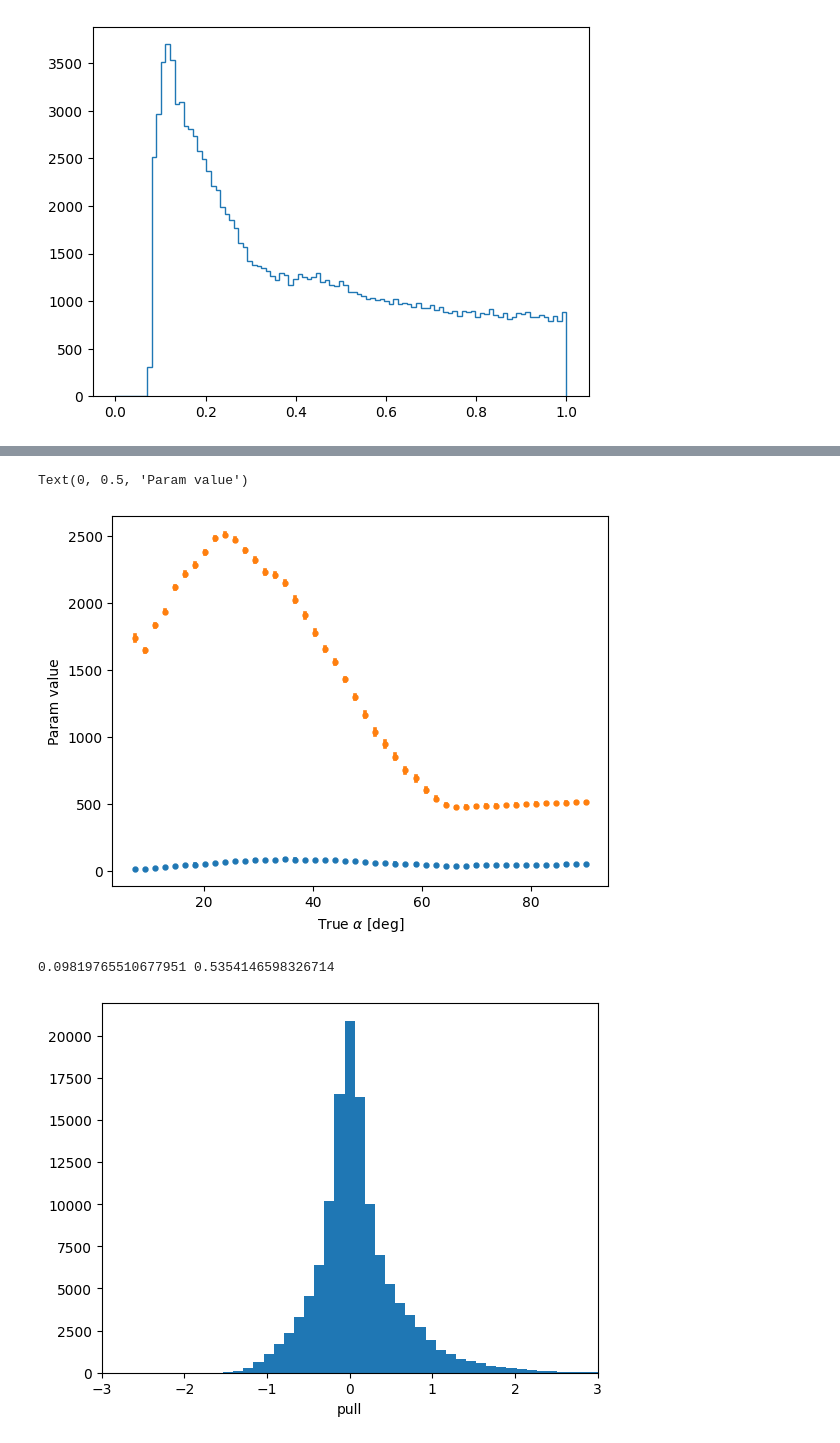
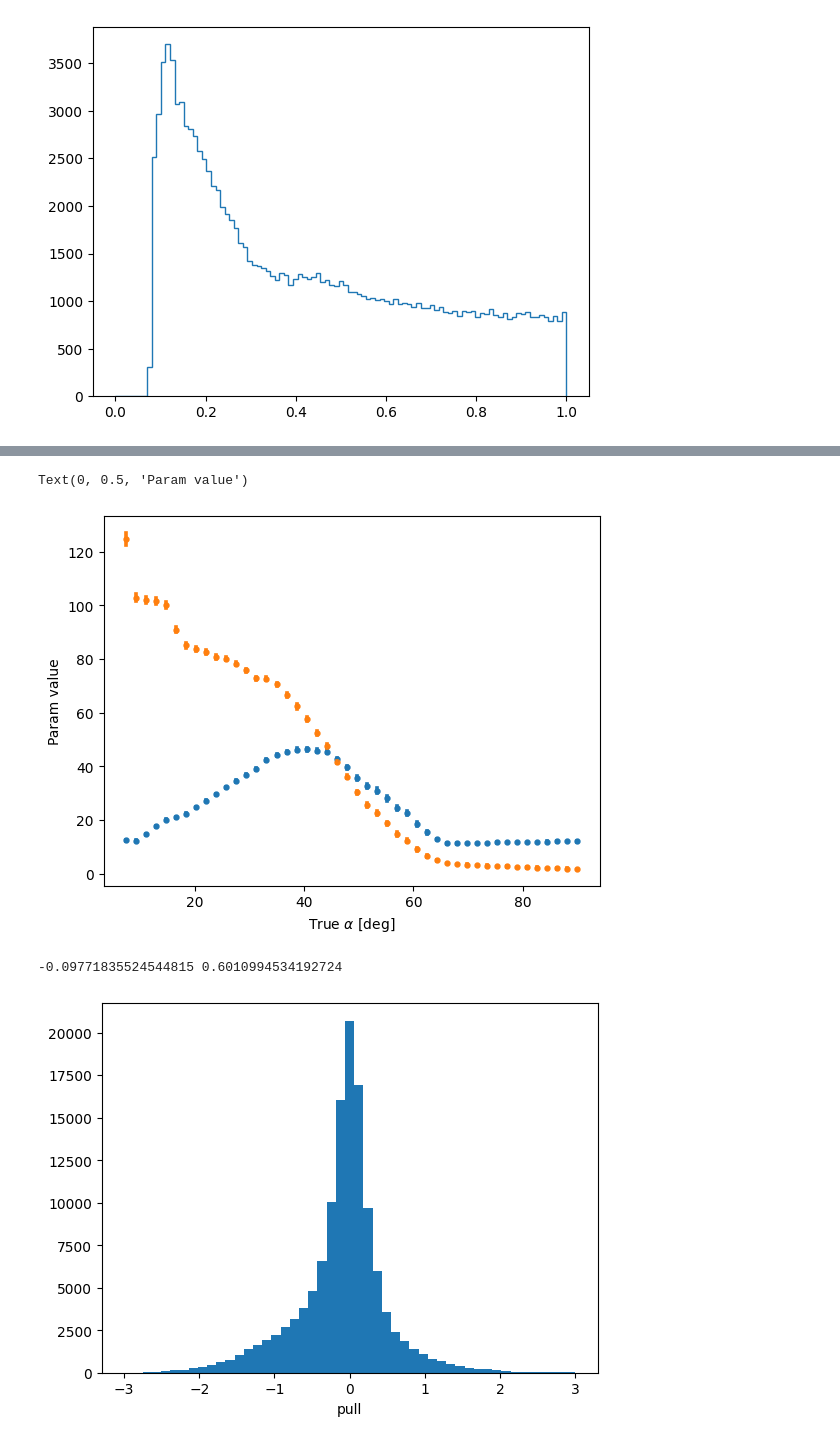
Before and after one commit to nhanvtran/directional-pixel-detectors, a Jupyter notebook: hit-position/train-1DA-LogBeta-v2.ipynb, the cells around one changed output, grey strips where cells are left out. Saved outputs shown, nothing was run; the diff lists cells and outputs as text; code cells hidden in the pictures.

```diff
--- a/hit-position/train-1DA-LogBeta-v2.ipynb
+++ b/hit-position/train-1DA-LogBeta-v2.ipynb
@@ -15,6 +15,8 @@ import seaborn as sns
 pi = math.pi
 maxval = 1e9
 minval = 1e-9
+a = 0.0
+b = 1.01
 # %%
 train_df = pd.read_csv('./train1Dx_df.csv')
 test_df = pd.read_csv('./test1Dx_df.csv')
@@ -43,7 +45,7 @@ plt.hist(y_test,bins=np.linspace(0,1,100), histtype = 'step');
 def param_transform(par):
     return minval+tf.math.softplus(par)
 
-def log_beta(x, alpha, beta, a=0.0, b=10.0):
+def log_beta(x, alpha, beta, a=0.0, b=1.01):
     # x in (0, 1), alpha > 0, beta > 0, a < x < b
     return (alpha - 1.0)*tf.math.log(x - a) + (beta - 1.0)*tf.math.log(b - x) \
             - tf.math.lgamma(alpha) - tf.math.lgamma(beta) + tf.math.lgamma(alpha + beta) \
@@ -57,24 +59,24 @@ def beta_loss(y, p):
     NLL = -1*log_beta(y, alpha, beta)
     return tf.keras.backend.sum(NLL,axis=1)
 # %%
-def CreateModel(shape):
+def CreateBatNaN(shape):
     x = x_in = Input(shape)
     x = Dense(64, name="dense1")(x)
-    x = Activation("elu", name="elu1")(x)
+    x = Activation("relu", name="relu1")(x)
     x = BatchNormalization()(x)
     x = Dense(64, name="dense2")(x)
-    x = Activation("elu", name="elu2")(x)
+    x = Activation("relu", name="relu2")(x)
     x = BatchNormalization()(x)
     x = Dense(64, name="dense3")(x)
-    x = Activation("elu", name="elu3")(x)
+    x = Activation("relu", name="relu3")(x)
     x = BatchNormalization()(x)
     x = Dense(2, name="dense4")(x)
     model = Model(inputs=x_in, outputs=x)
     return model
 
-model=CreateModel(X_train.shape[1:])
+model=CreateBatNaN(X_train.shape[1:])
 
-model.compile(optimizer=Adam(learning_rate=0.0025),
+model.compile(optimizer=Adam(learning_rate=0.001),
               loss=beta_loss)
 
 model.summary()
@@ -99,7 +101,7 @@ Trainable params: 10,242
 Non-trainable params: 384
 _________________________________________________________________
 # %%
-es = EarlyStopping(patience=10,
+es = EarlyStopping(patience=20,
                   restore_best_weights=True)
 
 history = model.fit(X_train,
@@ -263,14 +241,13 @@ plt.ylabel('Param value')
 #plt.legend()
 # %% [output]
 Text(0, 0.5, 'Param value')
-[figure, old version]
+[figure, new version]
 # %%
 pulls = residuals/df['sigma']
 print(np.mean(pulls),np.std(pulls))
 plt.hist(pulls,bins=np.linspace(-3,3,50));
 plt.xlabel('pull')
-plt.xlim([-3,3])
 plt.show()
 # %% [output]
-0.09819765510677951 0.5354146598326714
+-0.09771835524544815 0.6010994534192724
-[figure, old version]
+[figure, new version]
```
Also changed, not shown: parts of 13 cells of this notebook.
